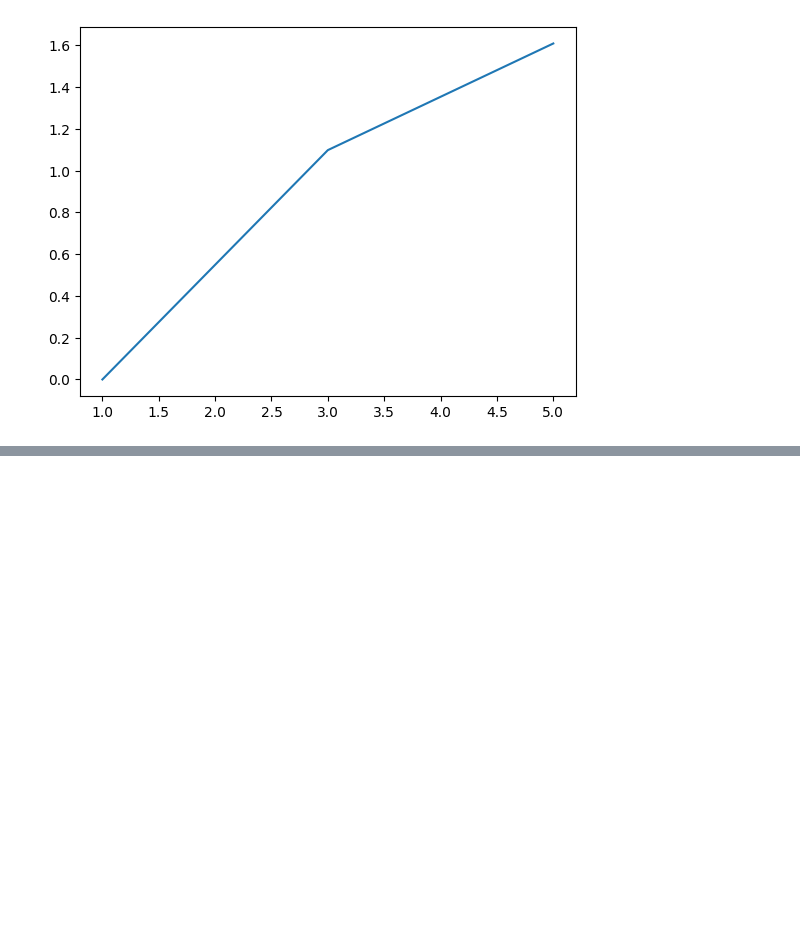
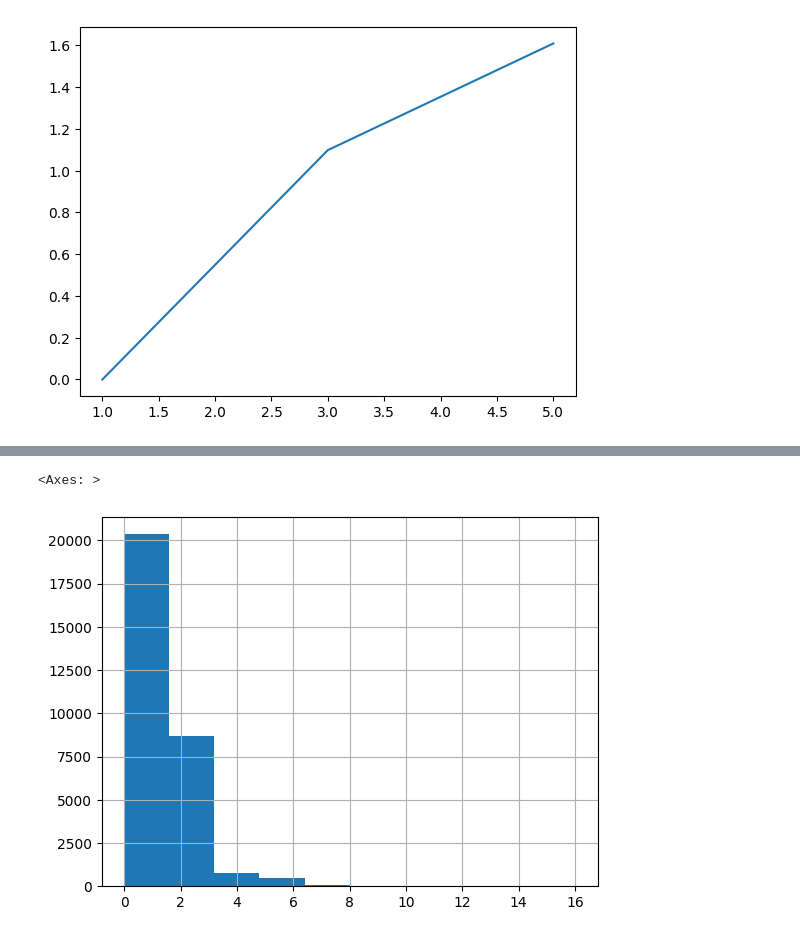
Before and after one commit to AngelikaBaloy/scratchpad, a Jupyter notebook: nb_2026_01_05.ipynb, the cells around one changed output, grey strips where cells are left out. Cells and saved outputs as stored; diff of their text form; code cells hidden in the pictures; blank space fills up the shorter version.

```diff
--- a/nb_2026_01_05.ipynb
+++ b/nb_2026_01_05.ipynb
@@ -51,0 +120,5 @@ df.head(10)
+# %%
+df['Beds'].hist()
+# %% [output]
+<Axes: >
+[figure, added]
```
Also changed, not shown: parts of 7 cells of this notebook.
